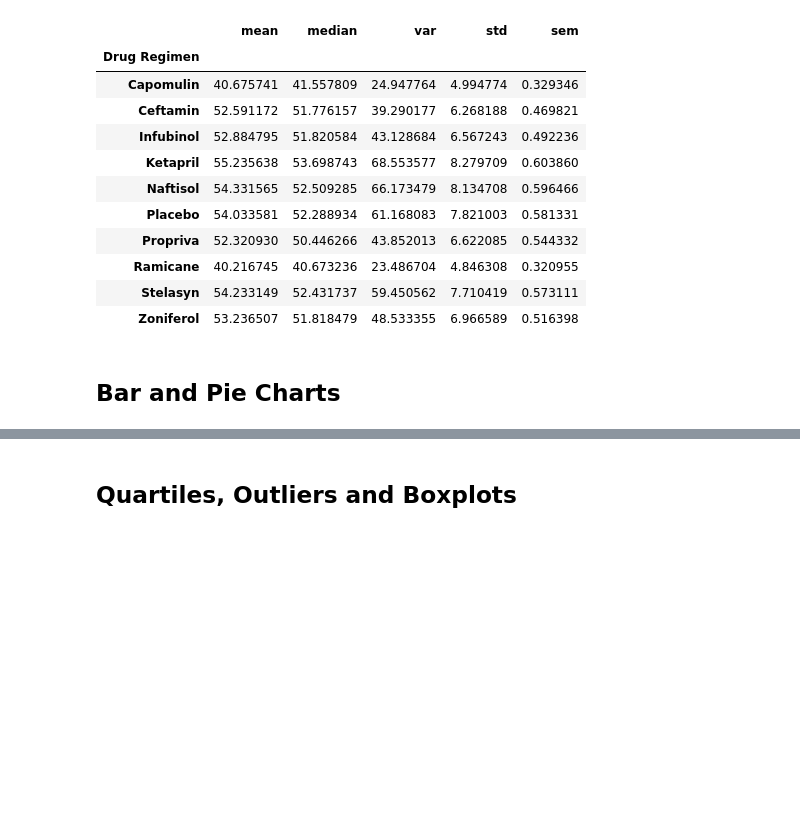
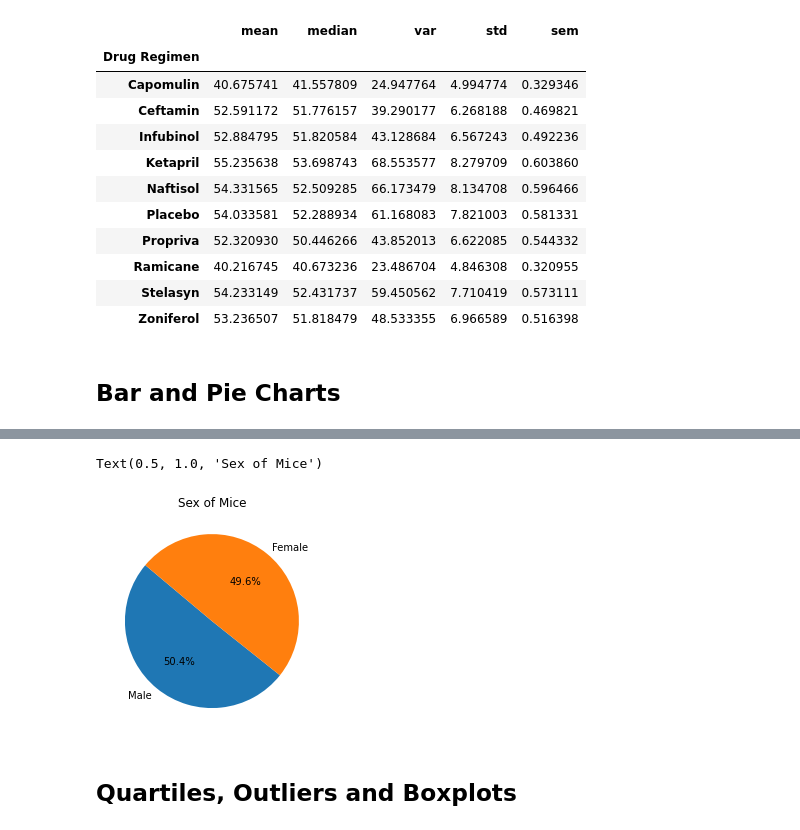
Before and after one commit to Kylmalcolm/Matplotlib_Challenge, a Jupyter notebook: Pymaceuticals/pymaceuticals_starter.ipynb, the cells around one changed output, grey strips where cells are left out. Saved outputs shown, nothing was run; the diff lists cells and outputs as text; code cells hidden in the pictures; blank space fills up the shorter version.

```diff
--- a/Pymaceuticals/pymaceuticals_starter.ipynb
+++ b/Pymaceuticals/pymaceuticals_starter.ipynb
@@ -180,5 +205,16 @@ TypeError: 'DataFrame' object is not callable
 # %%
 # Generate a pie plot showing the distribution of female versus male mice using pyplot
+
+sex_chart = drug_count["Sex"].value_counts()
+
+sex = ["Male", "Female"]
+sex_pltpie = sex_chart.tolist()
+
+plt.pie(sex_pltpie, labels=sex, autopct="%1.1f%%", startangle=140)
+plt.title("Sex of Mice")
+# %% [output]
+Text(0.5, 1.0, 'Sex of Mice')
+[figure, added]
 # %% [markdown]
 ## Quartiles, Outliers and Boxplots
 # %%
```
Also changed, not shown: parts of 5 cells of this notebook, 1 other file.
